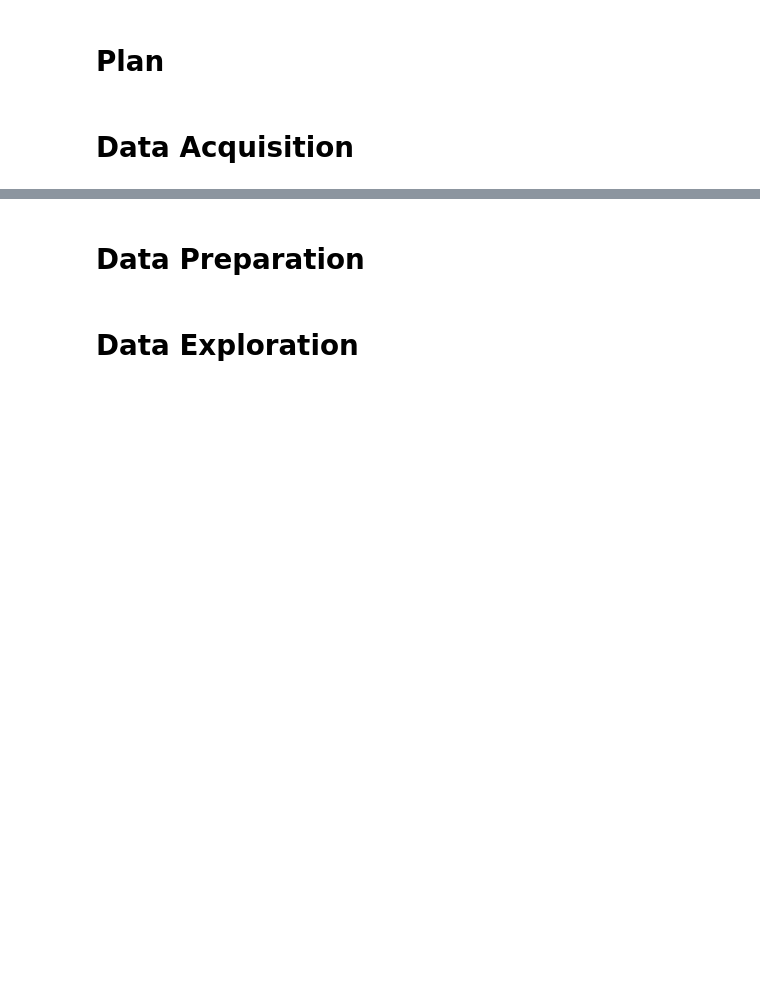
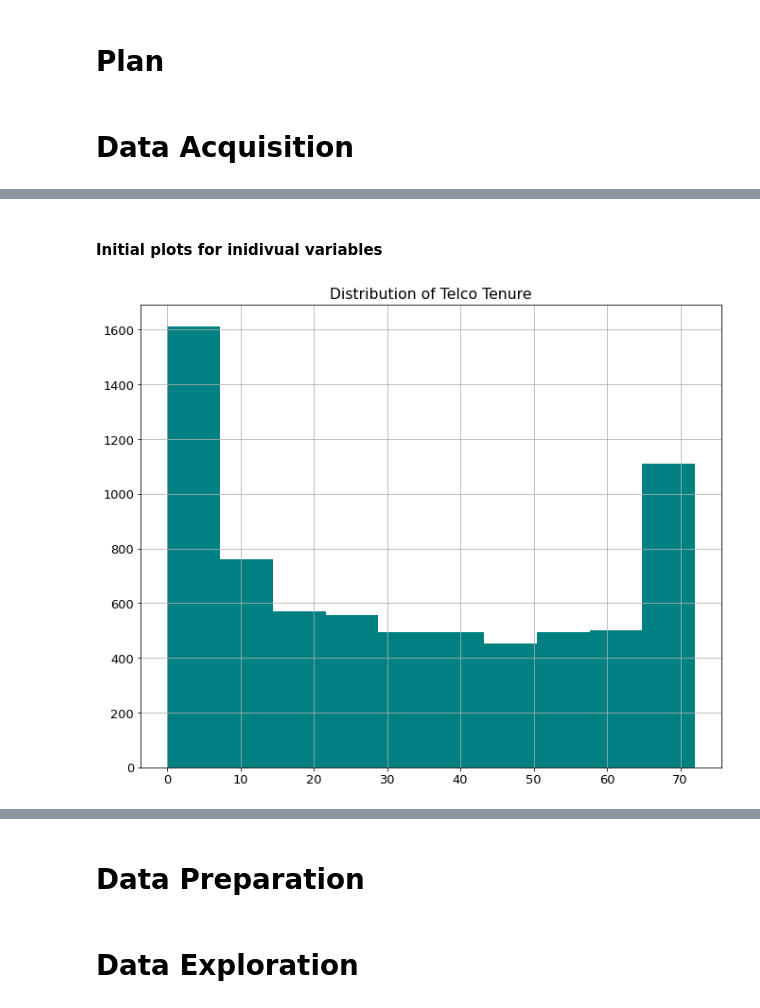
Before and after one commit to aliciag92/classification-project, a Jupyter notebook: working-jupy.ipynb, the cells around one changed output, grey strips where cells are left out. Cells and saved outputs as stored; diff of their text form; code cells hidden in the pictures; blank space fills up the shorter version.

Commit message:
finished acquire stage

```diff
--- a/working-jupy.ipynb
+++ b/working-jupy.ipynb
@@ -23,0 +108,5 @@
+# %%
+# get the dataframe using our acquire.py script:
+df = acquire.get_telco_data()
+
+df.head()
@@ -23,0 +247,9 @@
+# %% [markdown]
+#### Initial plots for inidivual variables
+# %%
+df['tenure'].hist(color='teal')
+
+plt.title('Distribution of Telco Tenure')
+plt.show()
+# %% [output]
+[figure, added]
```
Also changed, not shown: parts of 20 cells of this notebook.
